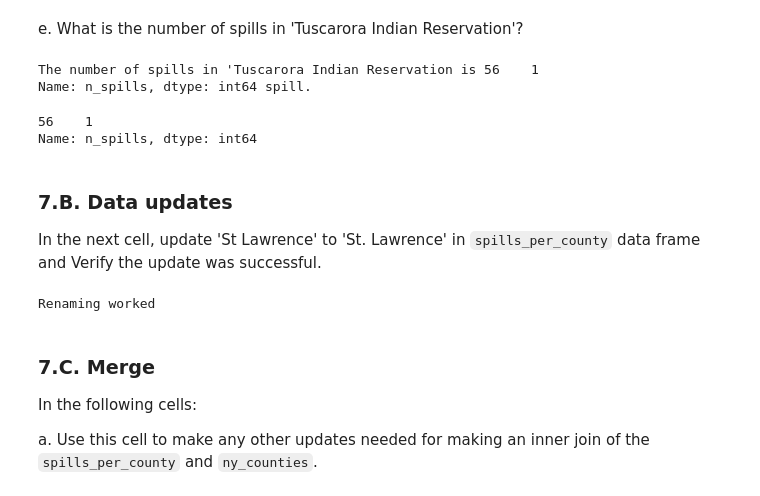
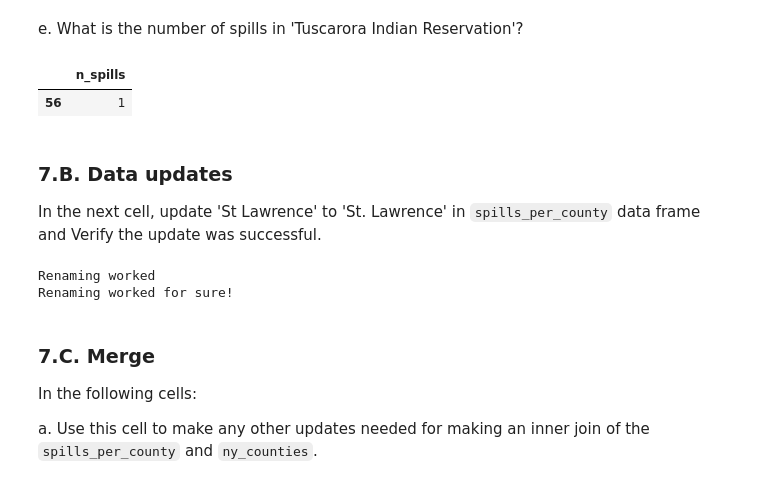
Before and after one commit to sofiasarak/eds220-hwk3, a Jupyter notebook: hwk3-task2-spills.ipynb, the cells around one changed output. Saved outputs shown, nothing was run; the diff lists cells and outputs as text; code cells hidden in the pictures.

```diff
--- a/hwk3-task2-spills.ipynb
+++ b/hwk3-task2-spills.ipynb
@@ -159,6 +171,10 @@ e. Type your answer here, replacing this text.
 
 ### 5.B. Cleaning
 a. Simplify column names as needed.
+# %%
+# Achieved in question 5c, but code is:
+
+spills.columns = spills.columns.str.lower().str.replace(' ','_')
 # %% [markdown]
 <!-- END QUESTION -->
 
@@ -259,4 +309,0 @@ KeyError: "['spill_number'] not in index"
-# %%
-summary = petr_23.groupby('county').count().reset_index()
-spills_per_county = summary[['county', 'spill_number']].rename(columns = {'spill_number': 'n_spills'})
-spills_per_county
@@ -488,26 +540,37 @@ grader.check("7Ad")
 e. What is the number of spills in 'Tuscarora Indian Reservation'?
 # %%
 # e.
-n_spills_tir = spills_per_county[spills_per_county['county'] == 'Tuscarora Indian Reservation']['n_spills']
-print(f"The number of spills in 'Tuscarora Indian Reservation is", n_spills_tir, "spill.")
+# Revert `county` to a column, not the index
+spills_per_county = spills_per_county.reset_index()
+
+# Subset spills_per_county to where 'county' is our county of interest, and select the `n_spills`
+n_spills_tir = spills_per_county[spills_per_county['county'] == 'Tuscarora Indian Reservation'][['n_spills']]
 n_spills_tir
+
+# There is 1 spill in 'Tuscarora Indian Reservation'
 # %% [output]
-The number of spills in 'Tuscarora Indian Reservation is 56    1
-Name: n_spills, dtype: int64 spill.
-56    1
-Name: n_spills, dtype: int64
+|  | n_spills |
+| 56 | 1 |
 # %% [markdown]
 ### 7.B. Data updates
 
 In the next cell, update 'St Lawrence' to 'St. Lawrence' in `spills_per_county` data frame and Verify the update was successful.
 # %%
+# Locate where `county` is equal to 'St Lawarence' using .loc, and replace
 spills_per_county.loc[spills_per_county['county'] == 'St Lawrence', 'county'] = 'St.Lawrence'
 
+# Verify update using if else statement; is 'St.Lawrence' now in spills_per_county?
 if "St.Lawrence" in spills_per_county.county.values:
     print("Renaming worked")
 else: print("Renaming did not work")
+
+# Is St Lawrence still in there?
+if "St Lawrence" in spills_per_county.county.values:
+    print("Renaming did not work")
+else: print("Renaming worked for sure!")
 # %% [output]
 Renaming worked
+Renaming worked for sure!
 # %% [markdown]
 ### 7.C. Merge
 
```
Also changed, not shown: parts of 30 cells of this notebook, 1 other file.
